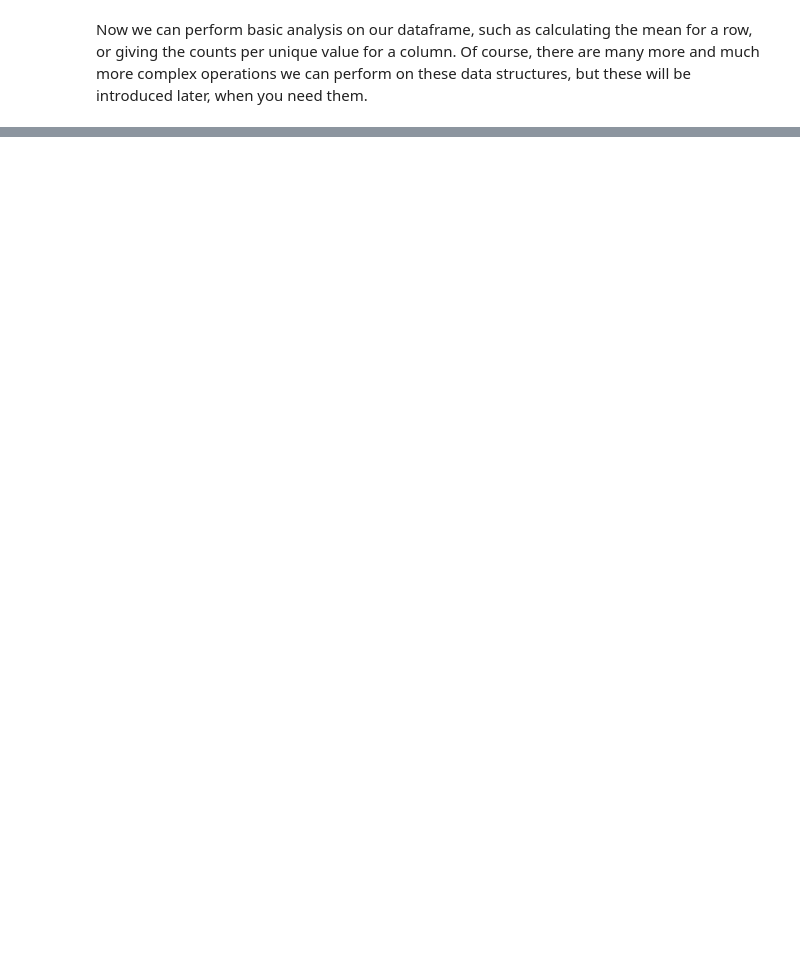
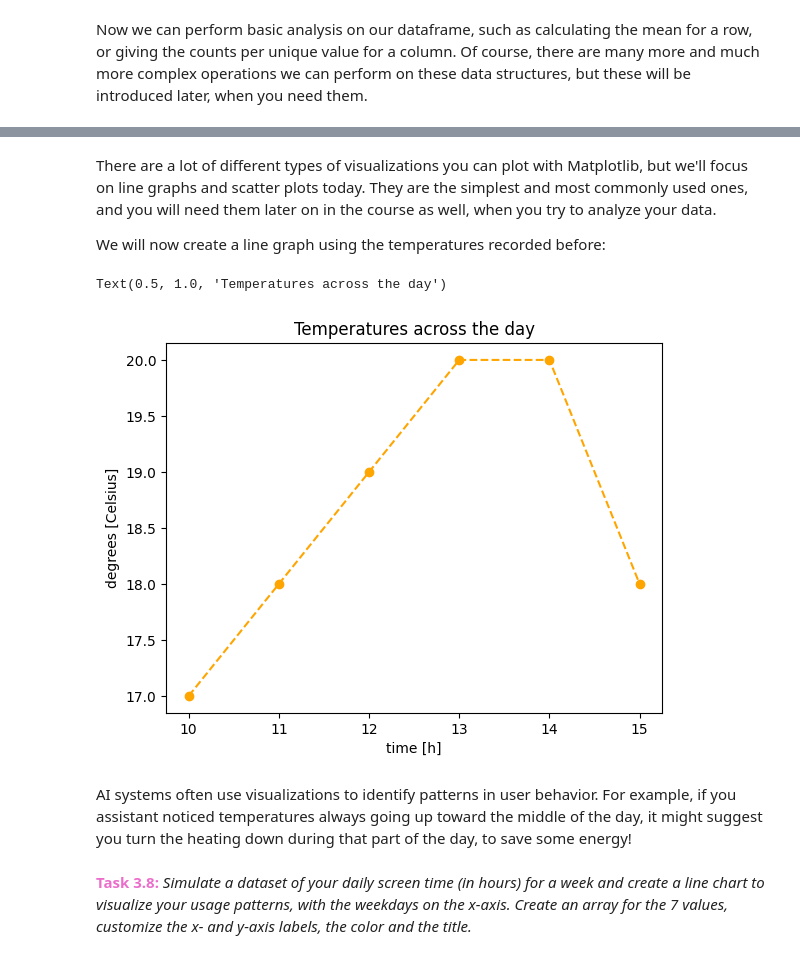
Before and after one commit to starcodecourses/Python-KI, a Jupyter notebook: starcode_PythonKI_03.ipynb, the cells around one changed output, grey strips where cells are left out. Cells and saved outputs as stored; diff of their text form; code cells hidden in the pictures; blank space fills up the shorter version.

Commit message:
finalize tasks week 3

```diff
--- a/starcode_PythonKI_03.ipynb
+++ b/starcode_PythonKI_03.ipynb
@@ -93,2 +123,7 @@ Before we can dive in to the wonders of NumPy, we have to install and import it
 # %%
 # Your code here
+# %%
+# solution
+temperatures = np.array([17,18,19,20,20,18])
+print(temperatures)
+print("Average temperature for the day:", np.mean(temperatures))
@@ -156,2 +346,27 @@ There are a lot of different types of vizualizations you can plot with Matplotli
+# %% [markdown]
+There are a lot of different types of visualizations you can plot with Matplotlib, but we'll focus on line graphs and scatter plots today. They are the simplest and most commonly used ones, and you will need them later on in the course as well, when you try to analyze your data.
+
+We will now create a line graph using the temperatures recorded before:
+# %%
+# example for line graph
+plt.plot(np.array([10,11,12,13,14,15]), temperatures,
+         marker='o', color='orange', linestyle='--')
+
+# time on the x-axis
+plt.xlabel("time [h]")
+# degrees on the y-axis
+plt.ylabel("degrees [Celsius]")
+# title
+plt.title("Temperatures across the day")
+
+# display plot
+plt.show()
+# %% [output]
+Text(0.5, 1.0, 'Temperatures across the day')
+[figure, added]
+# %% [markdown]
+AI systems often use visualizations to identify patterns in user behavior. For example, if you assistant noticed temperatures always going up toward the middle of the day, it might suggest you turn the heating down during that part of the day, to save some energy!
+# %% [markdown]
+**<span style="color: #EB6ECB;">Task 3.8:</span>** *Simulate a dataset of your daily screen time (in hours) for a week and create a line chart to visualize your usage patterns, with the weekdays on the x-axis. Create an array for the 7 values, customize the x- and y-axis labels, the color and the title.*
 # %%
 # Your code here
```
Also changed, not shown: parts of 97 cells of this notebook.
